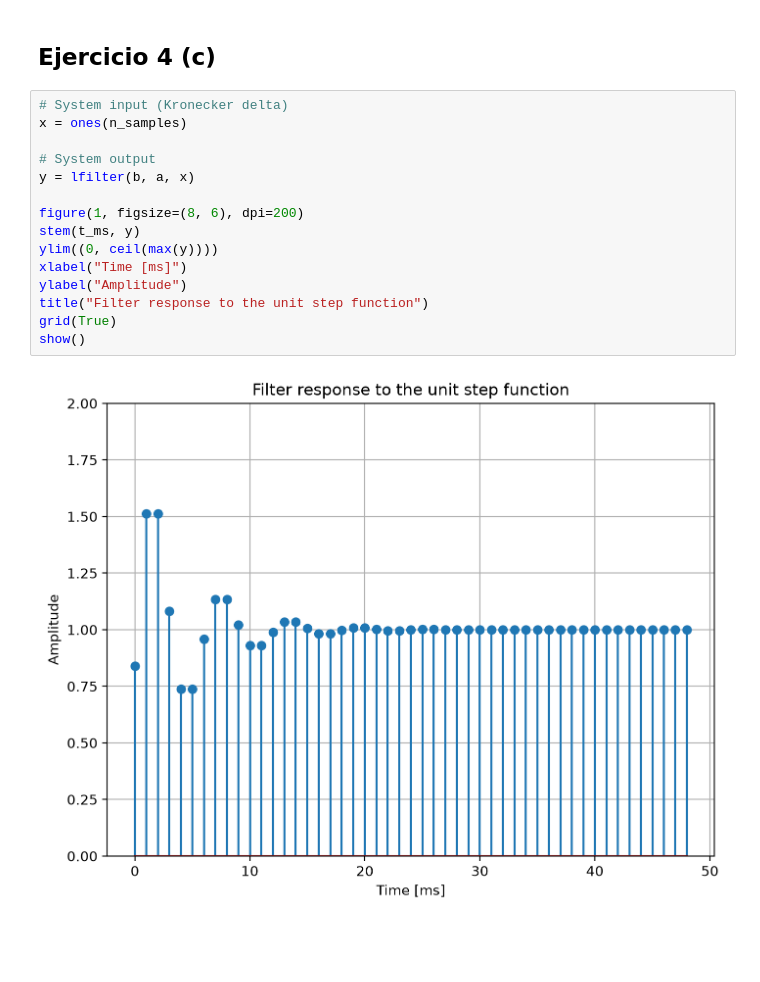
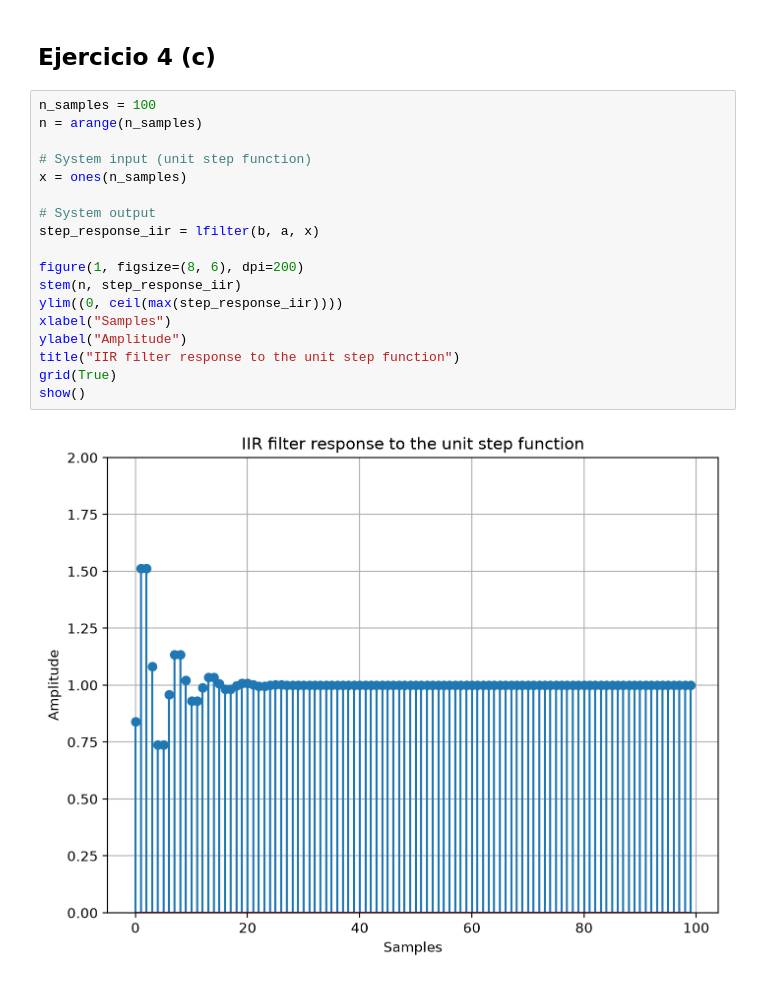
Before and after one commit to estanislaocrivos/digital-signal-processing-course, a Jupyter notebook: gp-01/ej-04.ipynb, the cells around one changed output. Saved outputs shown, nothing was run; the diff lists cells and outputs as text; blank space fills up the shorter version.

```diff
--- a/gp-01/ej-04.ipynb
+++ b/gp-01/ej-04.ipynb
@@ -154,19 +145,22 @@ show()
 # %% [markdown]
 ## Ejercicio 4 (c)
 # %%
-# System input (Kronecker delta)
+n_samples = 100
+n = arange(n_samples)
+
+# System input (unit step function)
 x = ones(n_samples)
 
 # System output
-y = lfilter(b, a, x)
+step_response_iir = lfilter(b, a, x)
 
 figure(1, figsize=(8, 6), dpi=200)
-stem(t_ms, y)
-ylim((0, ceil(max(y))))
-xlabel("Time [ms]")
+stem(n, step_response_iir)
+ylim((0, ceil(max(step_response_iir))))
+xlabel("Samples")
 ylabel("Amplitude")
-title("Filter response to the unit step function")
+title("IIR filter response to the unit step function")
 grid(True)
 show()
 # %% [output]
-[figure, old version]
+[figure, new version]
```
Also changed, not shown: parts of 6 cells of this notebook.
